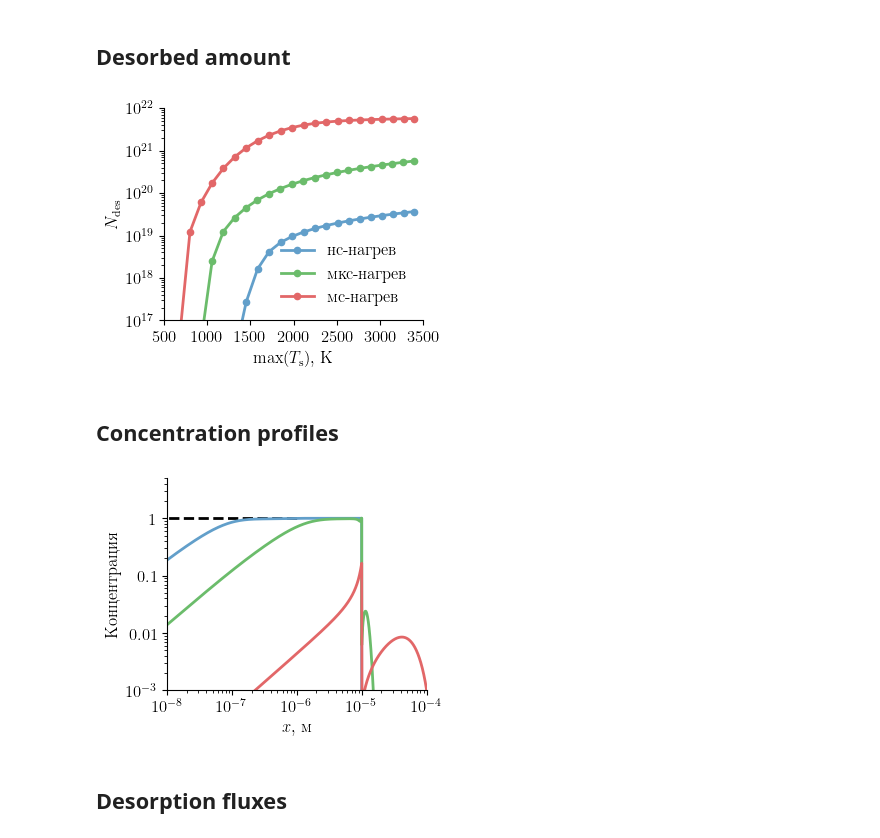
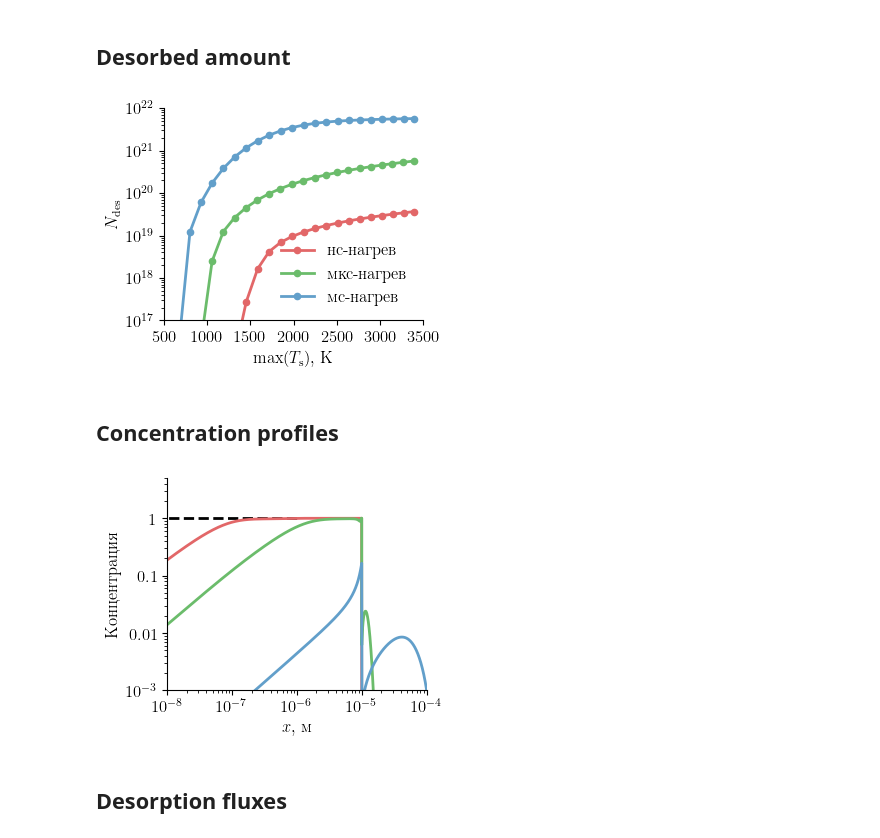
Before and after one commit to KulaginVladimir/PhD, a Jupyter notebook: Scripts/Chapter_4/LID_simulation/LID.ipynb, the cells around one changed output. Drawn from its saved outputs; the diff is of its cells as text; code cells hidden in the pictures.

```diff
--- a/Scripts/Chapter_4/LID_simulation/LID.ipynb
+++ b/Scripts/Chapter_4/LID_simulation/LID.ipynb
@@ -459,7 +459,7 @@ def integrate_flux(t, F):
 
 
 labels = ["нс-нагрев", "мкс-нагрев", "мс-нагрев"]
-colors = ["#629fca", "#6bbc6b", "#e26768"]
+colors = [ "#e26768", "#6bbc6b", "#629fca"]
 for i in range(3):
     N_des = np.zeros(25)
     T_max = np.zeros(25)
@@ -475,34 +475,34 @@ for i in range(3):
             + f"Atomic_fraction/results/data_{mat}_{durations[i]}_E{E/1e6:.5f}MJ_Edt{E_dt:.5f}eV_eta{-np.log10(eta_tr):.5f}.csv"
         )
         fluxes = np.loadtxt(fname=filename_flux, skiprows=0, delimiter=",")
         results = np.loadtxt(fname=filename_data, skiprows=1, delimiter=",")
 
         T = results[:, 3]
 
         t = fluxes[:, 0]
         J_des = fluxes[:, 5]
 
         T_max[j] = T.max()
         N_des[j] = integrate_flux(t, J_des)
 
     ax.plot(T_max, N_des, marker="o", ms=4.5, color=colors[i], label=labels[i], lw=2)
 
 ax.legend()
 ax.set_yscale("log")
 ax.set_ylim(1e17, 1e22)
 ax.set_xlim(500, 3500)
 ax.set_xticks([500, 1000, 1500, 2000, 2500, 3000, 3500])
 ax.set_ylabel(r"$N_\mathrm{des}$")
 ax.set_xlabel(r"$\max(T_\mathrm{s})$, К")
 
 plt.savefig(
     "../../../Thesis/images/LID_desorbed_amount.pdf",
     bbox_inches="tight",
     pad_inches=0.02,
 )
 plt.show()
 # %% [output]
-[figure, old version]
+[figure, new version]
 # %% [markdown]
 ## Concentration profiles
 # %%
@@ -521,7 +521,7 @@ phi = 1
 fig, ax = plt.subplots(figsize=(85 * mm2inch, 70 * mm2inch))
 
 labels = ["нс-нагрев", "мкс-нагрев", "мс-нагрев"]
-colors = ["#629fca", "#6bbc6b", "#e26768"]
+colors = [ "#e26768", "#6bbc6b", "#629fca"]
 ax.plot([0, 1e-6], [1, 1], ls="dashed", lw=2, color="black")
 for i in range(3):
     E = E_maxs[i]
@@ -558,7 +558,7 @@ plt.savefig(
 )
 plt.show()
 # %% [output]
-[figure, old version]
+[figure, new version]
 # %% [markdown]
 ## Desorption fluxes
 # %%
```
Also changed, not shown: parts of 5 cells of this notebook, 27 other files.
